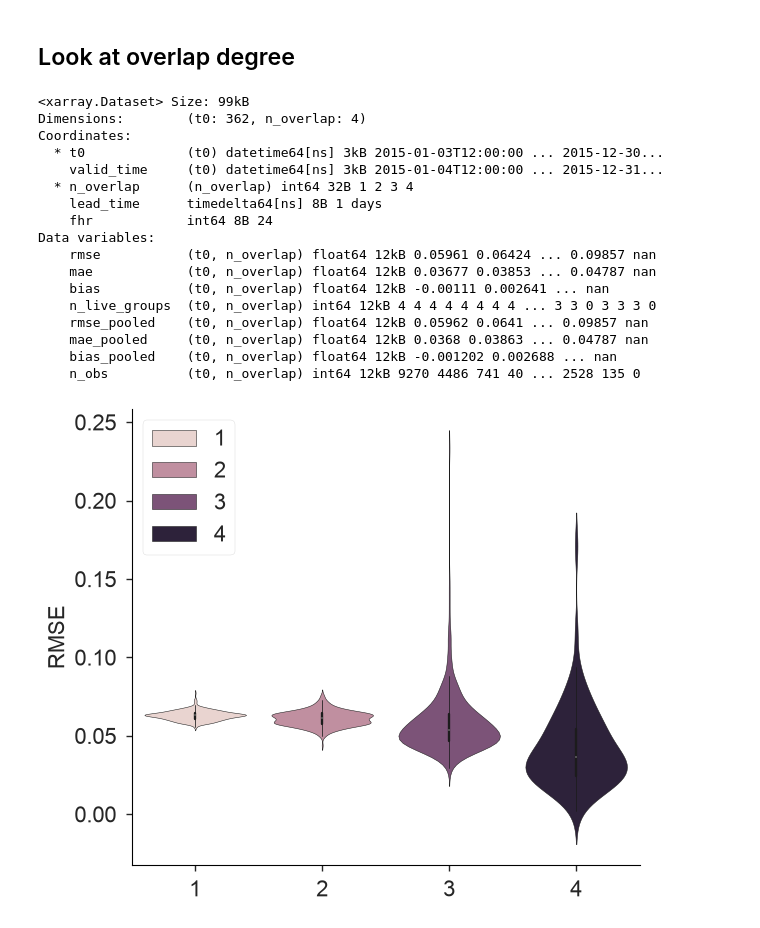
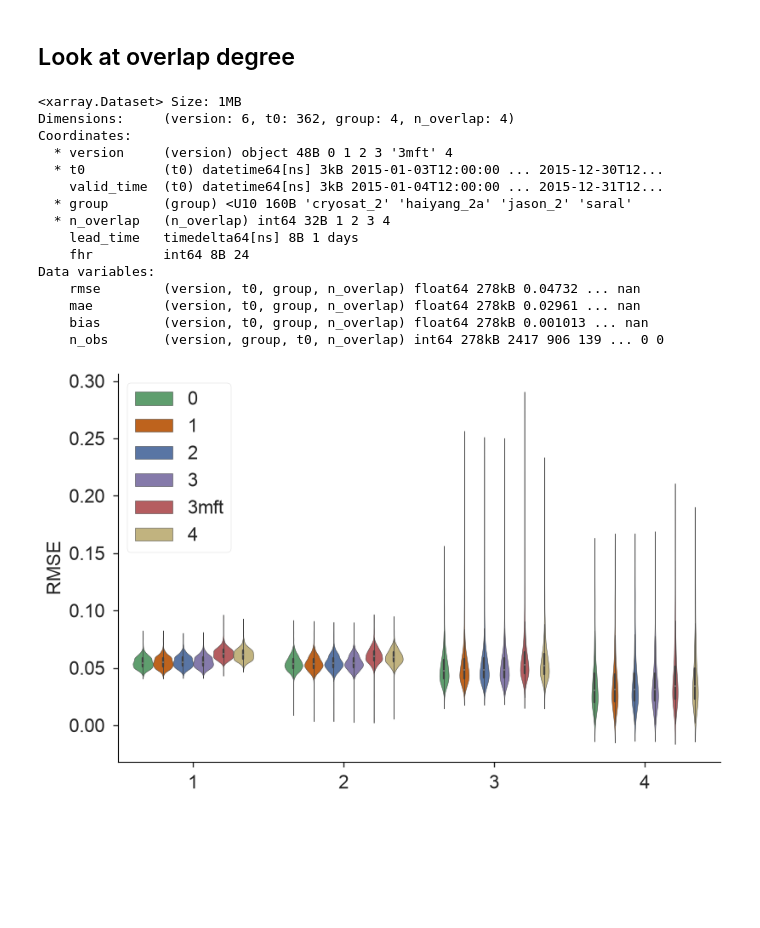
Before and after one commit to timothyas/nese, a Jupyter notebook: experimental/local-sla-16yr/plot_metrics.ipynb, the cells around one changed output. Cells and saved outputs as stored; diff of their text form; code cells hidden in the pictures; blank space fills up the shorter version.

Commit message:
version 4 with matern

```diff
--- a/experimental/local-sla-16yr/plot_metrics.ipynb
+++ b/experimental/local-sla-16yr/plot_metrics.ipynb
@@ -285,40 +233,41 @@ gds.n_obs.rolling({"t0": 10}).mean().plot.line(x="t0")
 # %% [markdown]
 ## Look at overlap degree
 # %%
-lds = xr.open_dataset("runs/v3mft/metrics/sla.by_overlap.all_groups.nc")
-lds = lds.squeeze()
-lds.load()
+lgds = [
+    xr.open_dataset(f"runs/v{version}/metrics/sla.by_overlap.per_group.nc").squeeze().load().expand_dims({"version": [version]})
+    for version in [0, 1, 2, 3, "3mft", 4]
+]
+lgds = xr.concat(lgds, dim="version")
+lgds.load()
 # %% [output]
-<xarray.Dataset> Size: 99kB
-Dimensions:        (t0: 362, n_overlap: 4)
+<xarray.Dataset> Size: 1MB
+Dimensions:     (version: 6, t0: 362, group: 4, n_overlap: 4)
 Coordinates:
-  * t0             (t0) datetime64[ns] 3kB 2015-01-03T12:00:00 ... 2015-12-30...
-    valid_time     (t0) datetime64[ns] 3kB 2015-01-04T12:00:00 ... 2015-12-31...
-  * n_overlap      (n_overlap) int64 32B 1 2 3 4
-    lead_time      timedelta64[ns] 8B 1 days
-    fhr            int64 8B 24
+  * version     (version) object 48B 0 1 2 3 '3mft' 4
+  * t0          (t0) datetime64[ns] 3kB 2015-01-03T12:00:00 ... 2015-12-30T12...
+    valid_time  (t0) datetime64[ns] 3kB 2015-01-04T12:00:00 ... 2015-12-31T12...
+  * group       (group) <U10 160B 'cryosat_2' 'haiyang_2a' 'jason_2' 'saral'
+  * n_overlap   (n_overlap) int64 32B 1 2 3 4
+    lead_time   timedelta64[ns] 8B 1 days
+    fhr         int64 8B 24
 Data variables:
-    rmse           (t0, n_overlap) float64 12kB 0.05961 0.06424 ... 0.09857 nan
-    mae            (t0, n_overlap) float64 12kB 0.03677 0.03853 ... 0.04787 nan
-    bias           (t0, n_overlap) float64 12kB -0.00111 0.002641 ... nan
-    n_live_groups  (t0, n_overlap) int64 12kB 4 4 4 4 4 4 4 4 ... 3 3 0 3 3 3 0
-    rmse_pooled    (t0, n_overlap) float64 12kB 0.05962 0.0641 ... 0.09857 nan
-    mae_pooled     (t0, n_overlap) float64 12kB 0.0368 0.03863 ... 0.04787 nan
-    bias_pooled    (t0, n_overlap) float64 12kB -0.001202 0.002688 ... nan
-    n_obs          (t0, n_overlap) int64 12kB 9270 4486 741 40 ... 2528 135 0
+    rmse        (version, t0, group, n_overlap) float64 278kB 0.04732 ... nan
+    mae         (version, t0, group, n_overlap) float64 278kB 0.02961 ... nan
+    bias        (version, t0, group, n_overlap) float64 278kB 0.001013 ... nan
+    n_obs       (version, group, t0, n_overlap) int64 278kB 2417 906 139 ... 0 0
 # %%
 metric = "rmse"
 
-fig, ax = plt.subplots(figsize=(6,5))
-df = lds[metric].to_dataset().to_dataframe().reset_index()
+fig, ax = plt.subplots(figsize=(8,5))
+df = lgds[metric].to_dataset().to_dataframe().reset_index()
 sns.violinplot(
     df,
     x="n_overlap",
     y="rmse",
-    hue="n_overlap",
+    hue="version",
 )
 ax.legend();
 make_it_nice(ax)
 #fig.savefig(f"runs/v3/figures/rmse_by_overlap.jpeg", bbox_inches="tight")
 # %% [output]
-[figure, old version]
+[figure, new version]
```
Also changed, not shown: parts of 15 cells of this notebook, 8 other files.
